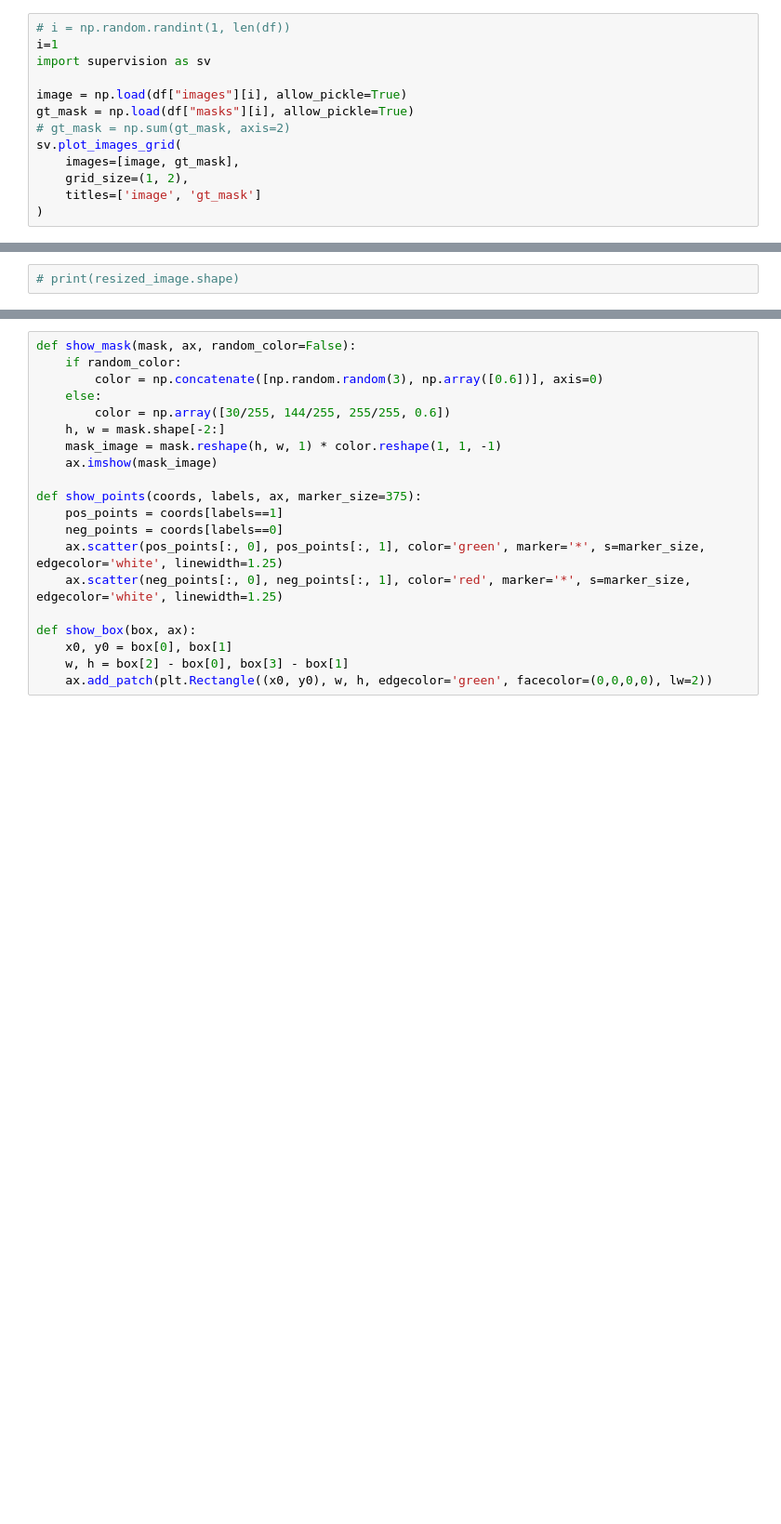
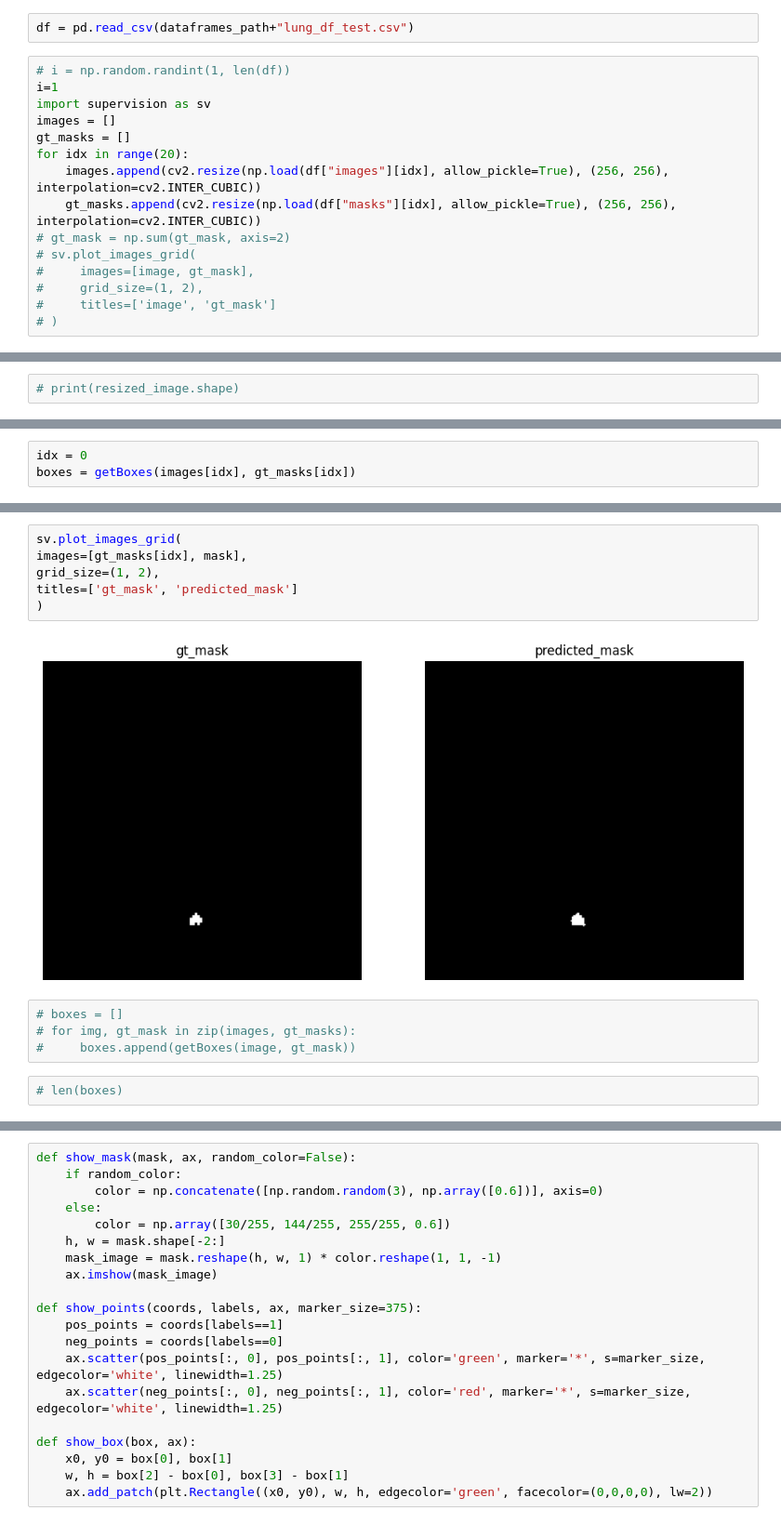
Before and after one commit to SalimFares4/Active-Learning-Segmentation, a Jupyter notebook: scripts/notebooks/01-Annotation.ipynb, the cells around one changed output, grey strips where cells are left out. Shown at 93% size. Drawn from its saved outputs; the diff is of its cells as text; blank space fills up the shorter version.

```diff
--- a/scripts/notebooks/01-Annotation.ipynb
+++ b/scripts/notebooks/01-Annotation.ipynb
@@ -44,13 +38,17 @@ df = pd.read_csv(dataframes_path+"lunar_df_test.csv")
+# %%
+df = pd.read_csv(dataframes_path+"lung_df_test.csv")
 # %%
 # i = np.random.randint(1, len(df))
 i=1
 import supervision as sv
-
-image = np.load(df["images"][i], allow_pickle=True)
-gt_mask = np.load(df["masks"][i], allow_pickle=True)
+images = []
+gt_masks = []
+for idx in range(20):
+    images.append(cv2.resize(np.load(df["images"][idx], allow_pickle=True), (256, 256), interpolation=cv2.INTER_CUBIC))
+    gt_masks.append(cv2.resize(np.load(df["masks"][idx], allow_pickle=True), (256, 256), interpolation=cv2.INTER_CUBIC))
 # gt_mask = np.sum(gt_mask, axis=2)
-sv.plot_images_grid(
-    images=[image, gt_mask],
-    grid_size=(1, 2),
-    titles=['image', 'gt_mask']
-)
+# sv.plot_images_grid(
+#     images=[image, gt_mask],
+#     grid_size=(1, 2),
+#     titles=['image', 'gt_mask']
+# )
@@ -81,0 +70,3 @@ len(boxes)
+# %%
+idx = 0
+boxes = getBoxes(images[idx], gt_masks[idx])
@@ -82 +97,15 @@ len(boxes)
+# %%
+sv.plot_images_grid(
+images=[gt_masks[idx], mask],
+grid_size=(1, 2),
+titles=['gt_mask', 'predicted_mask']
+)
+# %% [output]
+[figure, added]
+# %%
+# boxes = []
+# for img, gt_mask in zip(images, gt_masks):
+#     boxes.append(getBoxes(image, gt_mask))
+# %%
+# len(boxes)
 # %%
```
Also changed, not shown: parts of 46 cells of this notebook, 14 other files.
